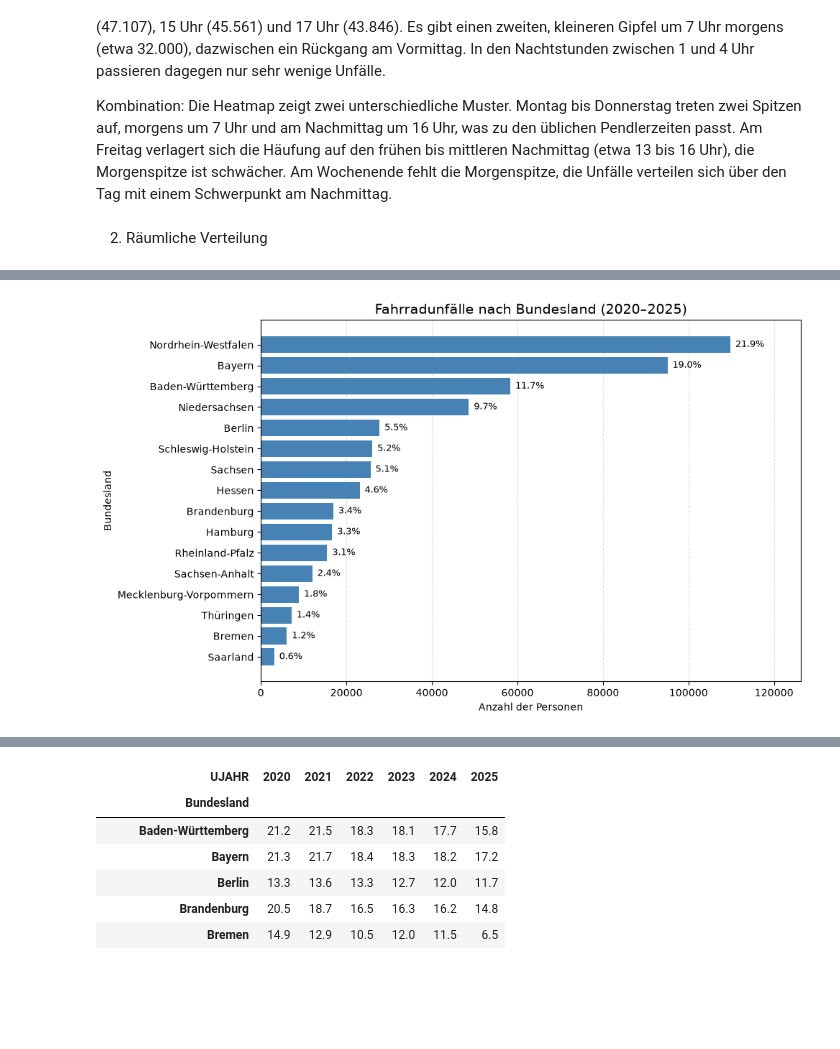
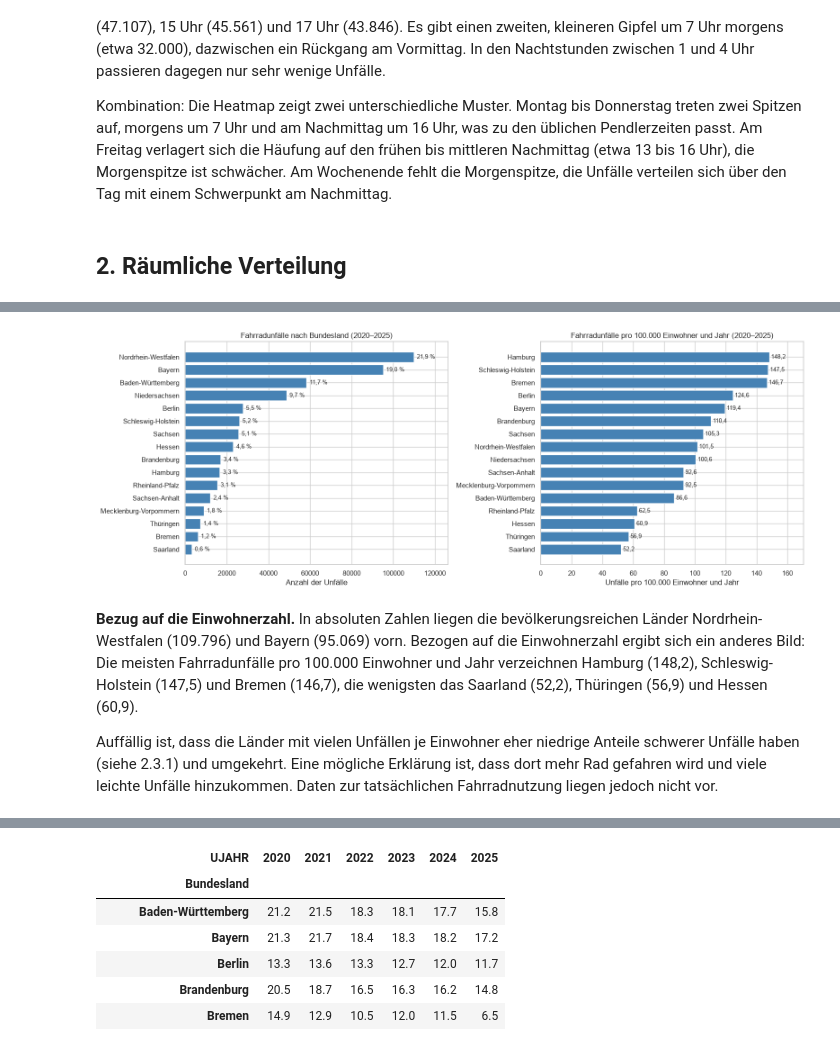
Before and after one commit to RogovaNatalia/Unfallorte_Projekt, a Jupyter notebook: analyse.ipynb, the cells around one changed output, grey strips where cells are left out. Saved outputs shown, nothing was run; the diff lists cells and outputs as text; code cells hidden in the pictures; blank space fills up the shorter version.

```diff
--- a/analyse.ipynb
+++ b/analyse.ipynb
@@ -16,9 +26,14 @@ files = [
 
 frames = []
 for f in files:
-    d = pd.read_csv(f, sep=";", decimal=",")
+    d = pd.read_csv(f, sep=";", decimal=",", dtype={"UIDENTSTLAE": str})
     d = d.rename(columns={"IstStrassenzustand": "STRZUSTAND"})   # ab 2021 anders benannt
     d = d.drop(columns=["OBJECTID", "OID_", "UIDENTSTLAE", "PLST"], errors="ignore")
     frames.append(d)
 
 df = pd.concat(frames, ignore_index=True)
+
+# Kontrolle: Haben alle Jahrgänge dieselben Spalten?
+for f, d in zip(files, frames):
+    abweichung = set(frames[0].columns) ^ set(d.columns)
+    print(f, "OK" if not abweichung else abweichung)
@@ -117,12 +139,18 @@ df_rad["kreis_key"] = df_rad["kreis_key"].mask(df_rad["ULAND"] == 11, "11000")
 df_rad["kreis_key"] = df_rad["kreis_key"].mask(df_rad["ULAND"] == 2, "02000")
 df_rad["Landkreis"] = df_rad["kreis_key"].map(kreis_namen)
 
+# Eisenach (16056) ist seit Juli 2021 Teil des Wartburgkreises (16063)
+eisenach = df_rad["kreis_key"] == "16056"
+df_rad.loc[eisenach, "kreis_key"] = "16063"
+df_rad["Landkreis"] = df_rad["kreis_key"].map(kreis_namen)
+
 # Schlüssel für Gemeinden
 df_rad["gemeinde_key"] = (
     df_rad["kreis_key"] + df_rad["UGEMEINDE"].astype(str).str.zfill(3)
 )
 df_rad.loc[df_rad["ULAND"] == 11, "gemeinde_key"] = "11000000"
 df_rad.loc[df_rad["ULAND"] == 2, "gemeinde_key"] = "02000000"
+df_rad.loc[eisenach, "gemeinde_key"] = "16063105"   # Eisenach, Stadt (neuer Schlüssel)
 df_rad["Gemeinde"] = df_rad["gemeinde_key"].map(gemeinde_namen)
 
 print("Schwere Unfälle:", int(df_rad["schwer"].sum()), "von", len(df_rad))
@@ -216,9 +265,9 @@ print(anteil_monat)
 print(anteil_monat.sum())
 
 fig, ax = plt.subplots(figsize=(10, 5))
-anteil_monat.plot(kind="bar", color="steelblue", ax=ax)
+anteil_monat.plot(kind="bar", color=FARBE, ax=ax)
 for i, v in enumerate(anteil_monat):
-    ax.text(i, v, f"{v:.1f} %".replace(".", ","), ha="center", va="bottom")
+    ax.text(i, v, f"{de(v, 1)} %", ha="center", va="bottom")
 ax.set_title("Anteil der Fahrradunfälle nach Monat (2020–2025)")
 ax.set_xlabel("Monat")
 ax.set_ylabel("Anteil an allen Fahrradunfällen (%)")
@@ -306,45 +364,57 @@ Tageszeit: Die meisten Fahrradunfälle ereignen sich am Nachmittag. Die Spitzenw
 
 Kombination: Die Heatmap zeigt zwei unterschiedliche Muster. Montag bis Donnerstag treten zwei Spitzen auf, morgens um 7 Uhr und am Nachmittag um 16 Uhr, was zu den üblichen Pendlerzeiten passt. Am Freitag verlagert sich die Häufung auf den frühen bis mittleren Nachmittag (etwa 13 bis 16 Uhr), die Morgenspitze ist schwächer. Am Wochenende fehlt die Morgenspitze, die Unfälle verteilen sich über den Tag mit einem Schwerpunkt am Nachmittag.
 # %% [markdown]
-2. Räumliche Verteilung
+## 2. Räumliche Verteilung
 # %%
 # 2.1.1 Fahrradunfälle nach Bundesland
 
-land_gesamt = (df_rad["Bundesland"].value_counts().to_frame(name="Gesamt"))
+land_gesamt = df_rad["Bundesland"].value_counts().to_frame(name="Gesamt")
 
 # Prozentualer Anteil am Gesamtwert Deutschlands
-land_gesamt["Anteil (%)"] = (land_gesamt["Gesamt"] / land_gesamt["Gesamt"].sum()* 100).round(2)
+land_gesamt["Anteil (%)"] = (land_gesamt["Gesamt"] / land_gesamt["Gesamt"].sum() * 100).round(2)
+
+# Bezug auf die Einwohnerzahl: Unfälle pro Jahr je 100.000 Einwohner (Mittel 2020–2025)
+einw_land = pd.DataFrame(
+    {j: t.groupby(t.index.str[:2])["einwohner"].sum() for j, t in einw_jahre.items()}
+)
+einw_land.index = einw_land.index.astype(int).map(laender)
+unfaelle_land_jahr = df_rad.groupby(["Bundesland", "UJAHR"]).size().unstack()
+land_gesamt["Pro_100000_Einw_pro_Jahr"] = (
+    unfaelle_land_jahr.sum(axis=1) / einw_land[list(JAHRE)].sum(axis=1) * 100_000
+).round(1)
 print(land_gesamt)
 
-# Balkendiagramm
-fig, ax = plt.subplots(figsize=(10, 6))
+fig, axes = plt.subplots(1, 2, figsize=(16, 6))
 
-bars = ax.barh(land_gesamt.index, land_gesamt["Gesamt"], color="steelblue")
-
-# Prozentangaben rechts neben den Balken
+# Links: absolute Zahl mit Anteil an Deutschland
+ax = axes[0]
+bars = ax.barh(land_gesamt.index, land_gesamt["Gesamt"], color=FARBE)
 for bar, prozent in zip(bars, land_gesamt["Anteil (%)"]):
     ax.annotate(
-        f"{prozent:.1f}%",
-        xy=(
-            bar.get_width(),
-            bar.get_y() + bar.get_height() / 2
-        ),
+        f"{de(prozent, 1)} %",
+        xy=(bar.get_width(), bar.get_y() + bar.get_height() / 2),
         xytext=(5, 0),
         textcoords="offset points",
         ha="left",
         va="center",
         fontsize=9
     )
-
-ax.set_title(
-    "Fahrradunfälle nach Bundesland (2020–2025)",
-    fontsize=14
-)
-ax.set_xlabel("Anzahl der Personen")
-ax.set_ylabel("Bundesland")
+ax.set_title("Fahrradunfälle nach Bundesland (2020–2025)")
+ax.set_xlabel("Anzahl der Unfälle")
+ax.set_ylabel("")
 ax.invert_yaxis()
 ax.set_xlim(0, land_gesamt["Gesamt"].max() * 1.15)
-ax.grid(axis="x", linestyle="--", alpha=0.4)
-ax.set_axisbelow(True)
+
+# Rechts: Unfälle pro 100.000 Einwohner und Jahr
+ax = axes[1]
+pro_einw = land_gesamt["Pro_100000_Einw_pro_Jahr"].sort_values(ascending=False)
+ax.barh(pro_einw.index, pro_einw, color=FARBE)
+ax.bar_label(ax.containers[0], labels=[de(v, 1) for v in pro_einw], padding=3, fontsize=9)
+ax.set_title("Fahrradunfälle pro 100.000 Einwohner und Jahr (2020–2025)")
+ax.set_xlabel("Unfälle pro 100.000 Einwohner und Jahr")
+ax.set_ylabel("")
+ax.invert_yaxis()
+ax.set_xlim(0, pro_einw.max() * 1.15)
+
 plt.tight_layout();
 # %% [output]
@@ -369 +439,5 @@ Saarland                  3115        0.62
-[figure, old version]
+[figure, new version]
+# %% [markdown]
+**Bezug auf die Einwohnerzahl.** In absoluten Zahlen liegen die bevölkerungsreichen Länder Nordrhein-Westfalen (109.796) und Bayern (95.069) vorn. Bezogen auf die Einwohnerzahl ergibt sich ein anderes Bild: Die meisten Fahrradunfälle pro 100.000 Einwohner und Jahr verzeichnen Hamburg (148,2), Schleswig-Holstein (147,5) und Bremen (146,7), die wenigsten das Saarland (52,2), Thüringen (56,9) und Hessen (60,9).
+
+Auffällig ist, dass die Länder mit vielen Unfällen je Einwohner eher niedrige Anteile schwerer Unfälle haben (siehe 2.3.1) und umgekehrt. Eine mögliche Erklärung ist, dass dort mehr Rad gefahren wird und viele leichte Unfälle hinzukommen. Daten zur tatsächlichen Fahrradnutzung liegen jedoch nicht vor.
```
Also changed, not shown: parts of 43 cells of this notebook.
